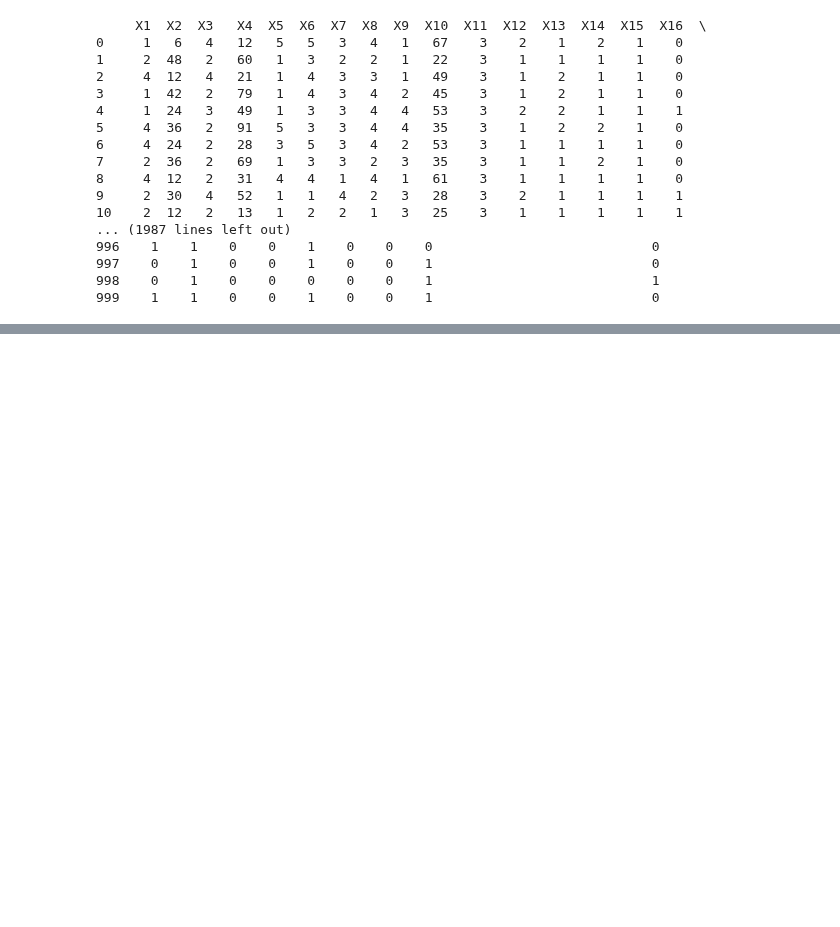
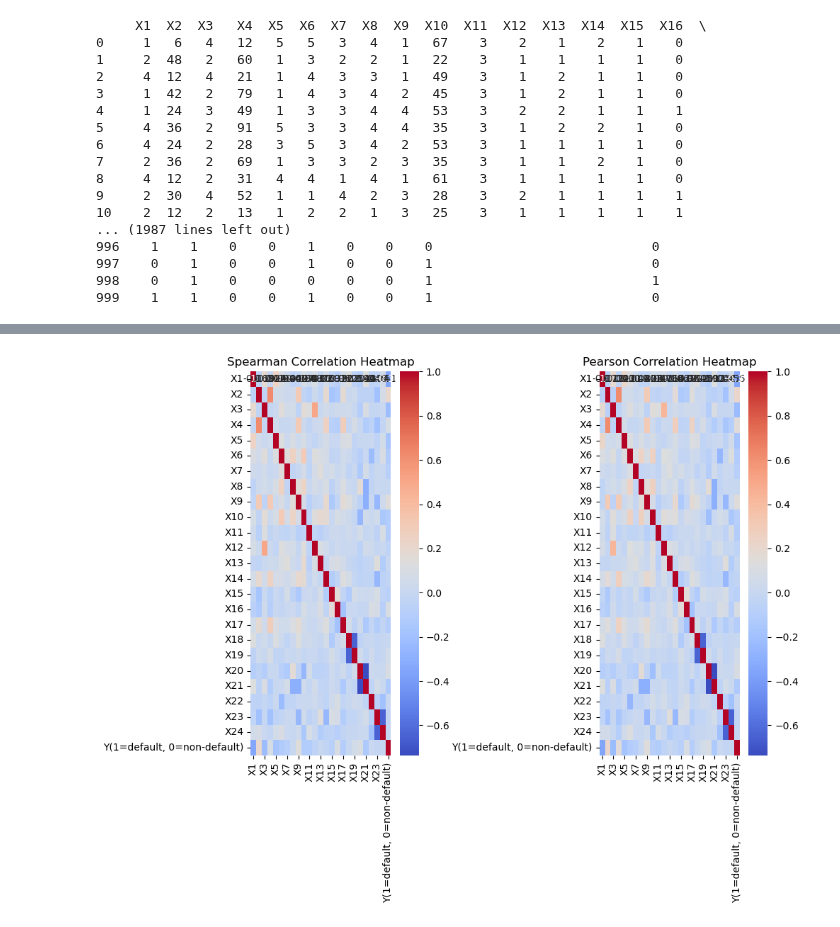
Before and after one commit to Binwen6/CCC, a Jupyter notebook: data_preparation.ipynb, the cells around one changed output, grey strips where cells are left out. Cells and saved outputs as stored; diff of their text form; code cells hidden in the pictures; blank space fills up the shorter version.

```diff
--- a/data_preparation.ipynb
+++ b/data_preparation.ipynb
@@ -31,0 +37,12 @@ with pd.option_context('display.max_rows', None,
+# %%
+# 计算Spearman和Pearson相关系数
+spearman_corr = df1.corr(method='spearman')
+pearson_corr = df1.corr()
+
+# 显示Spearman相关系数
+print("\nSpearman Correlation:")
+print(spearman_corr)
+
+# 显示Pearson相关系数
+print("\nPearson Correlation:")
+print(pearson_corr)
@@ -31,0 +67,18 @@ with pd.option_context('display.max_rows', None,
+# %%
+# 使用热图可视化相关系数
+plt.figure(figsize=(10, 8))
+
+# Spearman相关性热图
+plt.subplot(1, 2, 1)
+sns.heatmap(spearman_corr, annot=True, cmap='coolwarm')
+plt.title('Spearman Correlation Heatmap')
+
+# Pearson相关性热图
+plt.subplot(1, 2, 2)
+sns.heatmap(pearson_corr, annot=True, cmap='coolwarm')
+plt.title('Pearson Correlation Heatmap')
+
+plt.tight_layout()
+plt.show()
+# %% [output]
+[figure, added]
```
Also changed, not shown: parts of 3 cells of this notebook.
